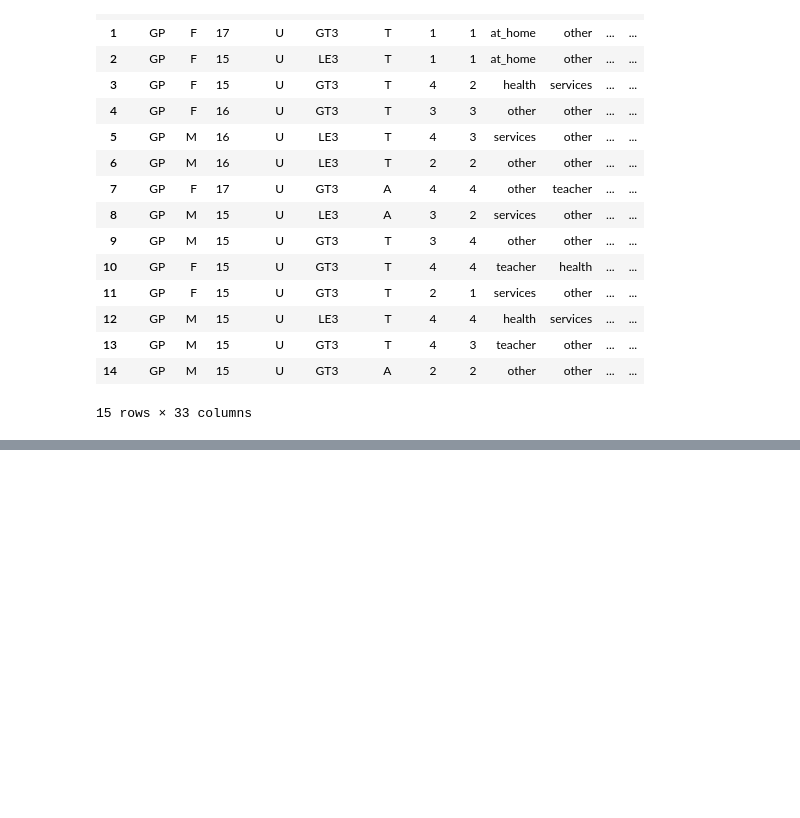
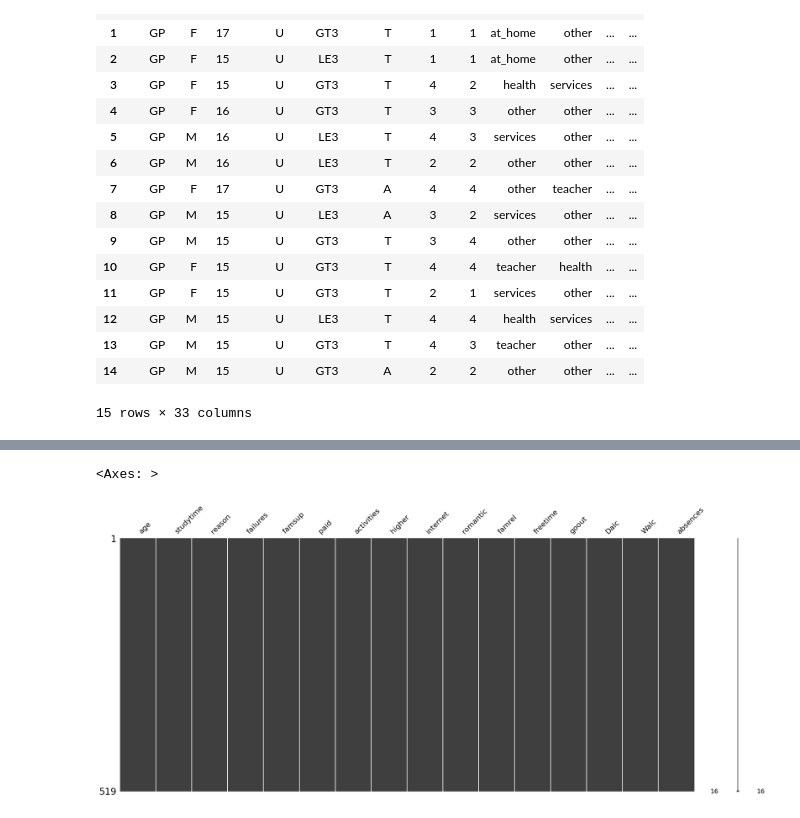
Before and after one commit to PNUAITeam13/AlcoholConsumption, a Jupyter notebook: alcohol_consumption.ipynb, the cells around one changed output, grey strips where cells are left out. Drawn from its saved outputs; the diff is of its cells as text; code cells hidden in the pictures; blank space fills up the shorter version.

```diff
--- a/alcohol_consumption.ipynb
+++ b/alcohol_consumption.ipynb
@@ -64,0 +95,5 @@ X_train.head()
+# %%
+msno.matrix(X_train)
+# %% [output]
+<Axes: >
+[figure, added]
```
Also changed, not shown: parts of 7 cells of this notebook, 1 other file.
